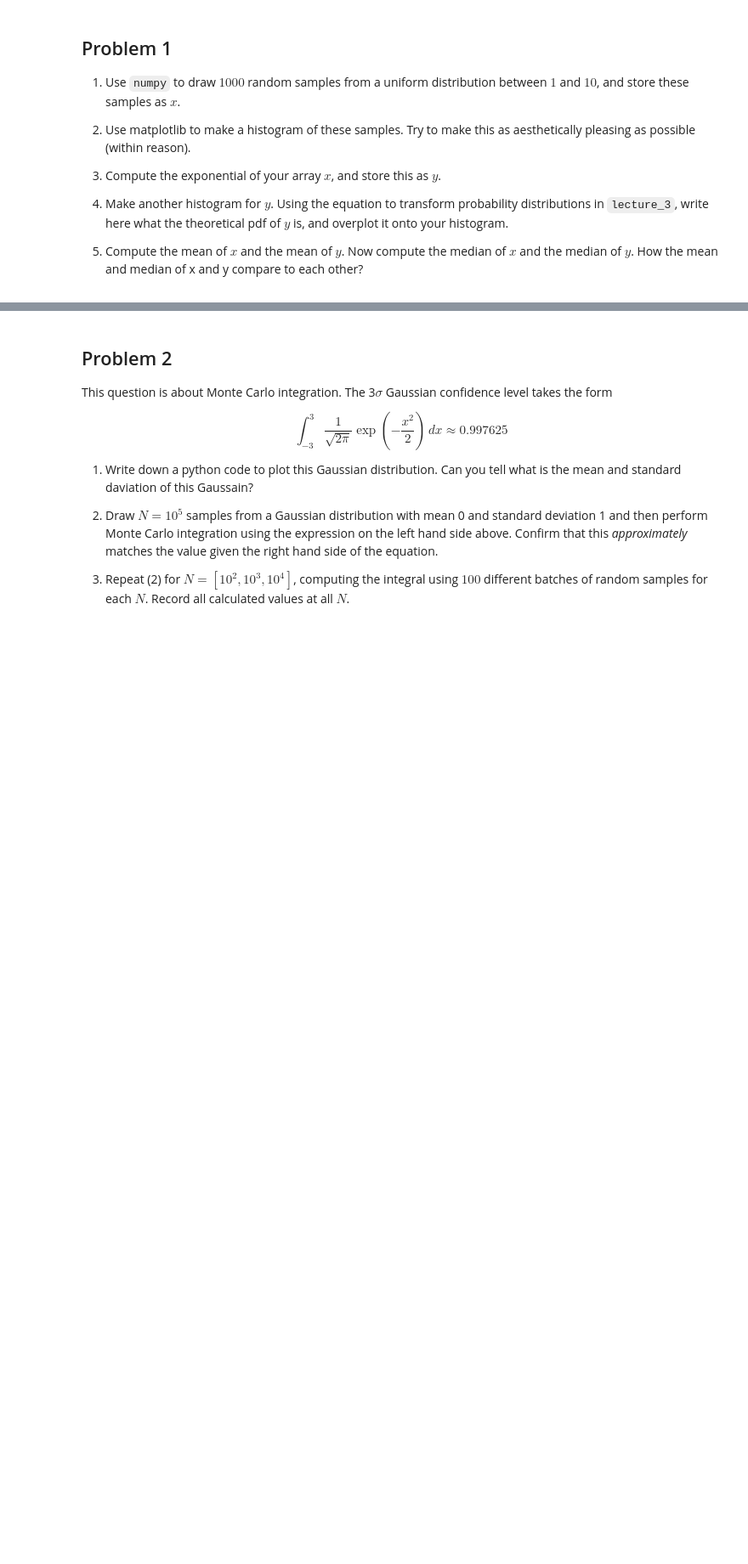
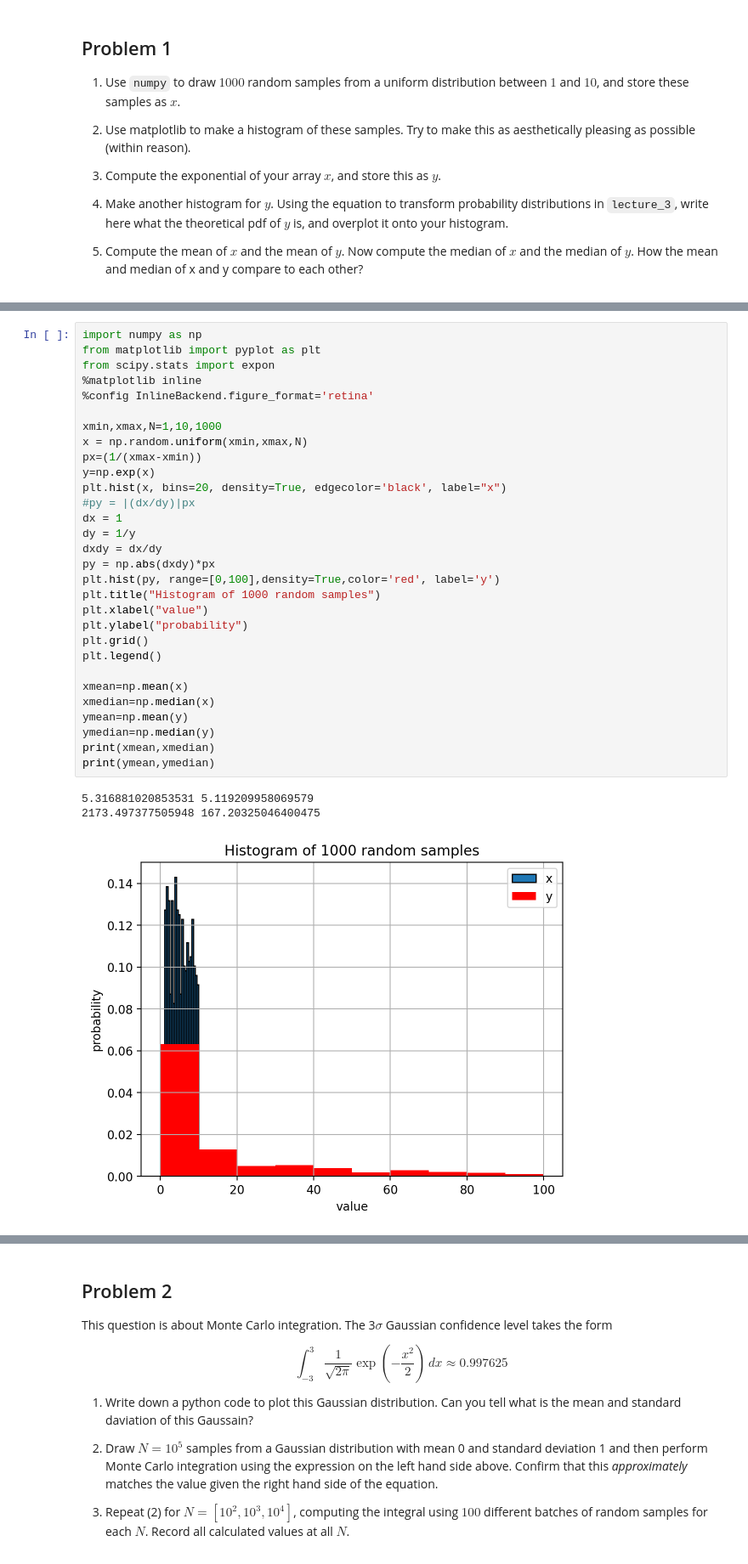
Before and after one commit to agupta-umiss/phys629-fall-2023, a Jupyter notebook: student_folders/CodyMcCammon/phys629_f23_hw2_CodyMcCammon.ipynb, the cells around one changed output, grey strips where cells are left out. Shown at 85% size. Saved outputs shown, nothing was run; the diff lists cells and outputs as text; blank space fills up the shorter version.

```diff
--- a/student_folders/CodyMcCammon/phys629_f23_hw2_CodyMcCammon.ipynb
+++ b/student_folders/CodyMcCammon/phys629_f23_hw2_CodyMcCammon.ipynb
@@ -46,0 +47,34 @@ print(ymean,ymedian)
+# %%
+import numpy as np
+from matplotlib import pyplot as plt
+from scipy.stats import expon
+%matplotlib inline
+%config InlineBackend.figure_format='retina'
+
+xmin,xmax,N=1,10,1000
+x = np.random.uniform(xmin,xmax,N)
+px=(1/(xmax-xmin))
+y=np.exp(x)
+plt.hist(x, bins=20, density=True, edgecolor='black', label="x")
+#py = |(dx/dy)|px
+dx = 1
+dy = 1/y
+dxdy = dx/dy
+py = np.abs(dxdy)*px
+plt.hist(py, range=[0,100],density=True,color='red', label='y')
+plt.title("Histogram of 1000 random samples")
+plt.xlabel("value")
+plt.ylabel("probability")
+plt.grid()
+plt.legend()
+
+xmean=np.mean(x)
+xmedian=np.median(x)
+ymean=np.mean(y)
+ymedian=np.median(y)
+print(xmean,xmedian)
+print(ymean,ymedian)
+# %% [output]
+5.316881020853531 5.119209958069579
+2173.497377505948 167.20325046400475
+[figure, added]
```
Also changed, not shown: parts of 7 cells of this notebook.
